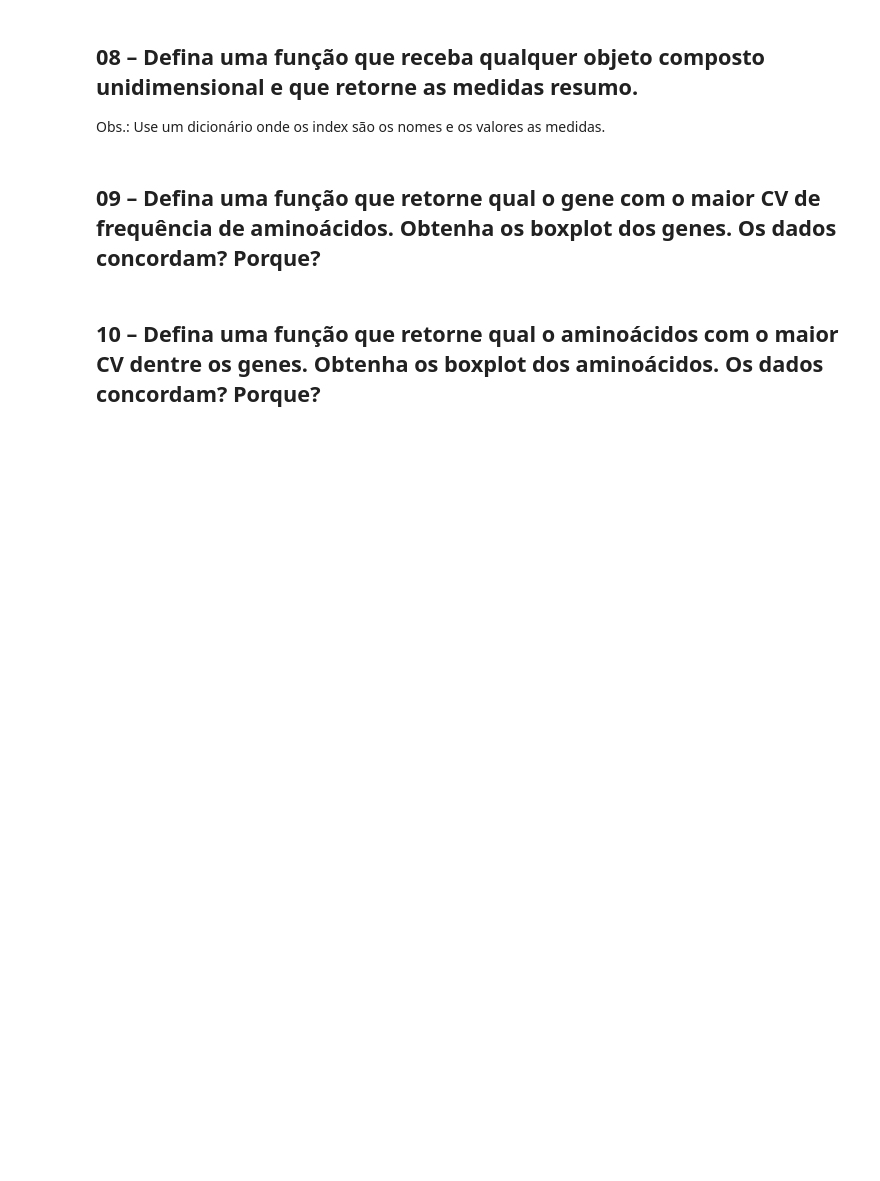
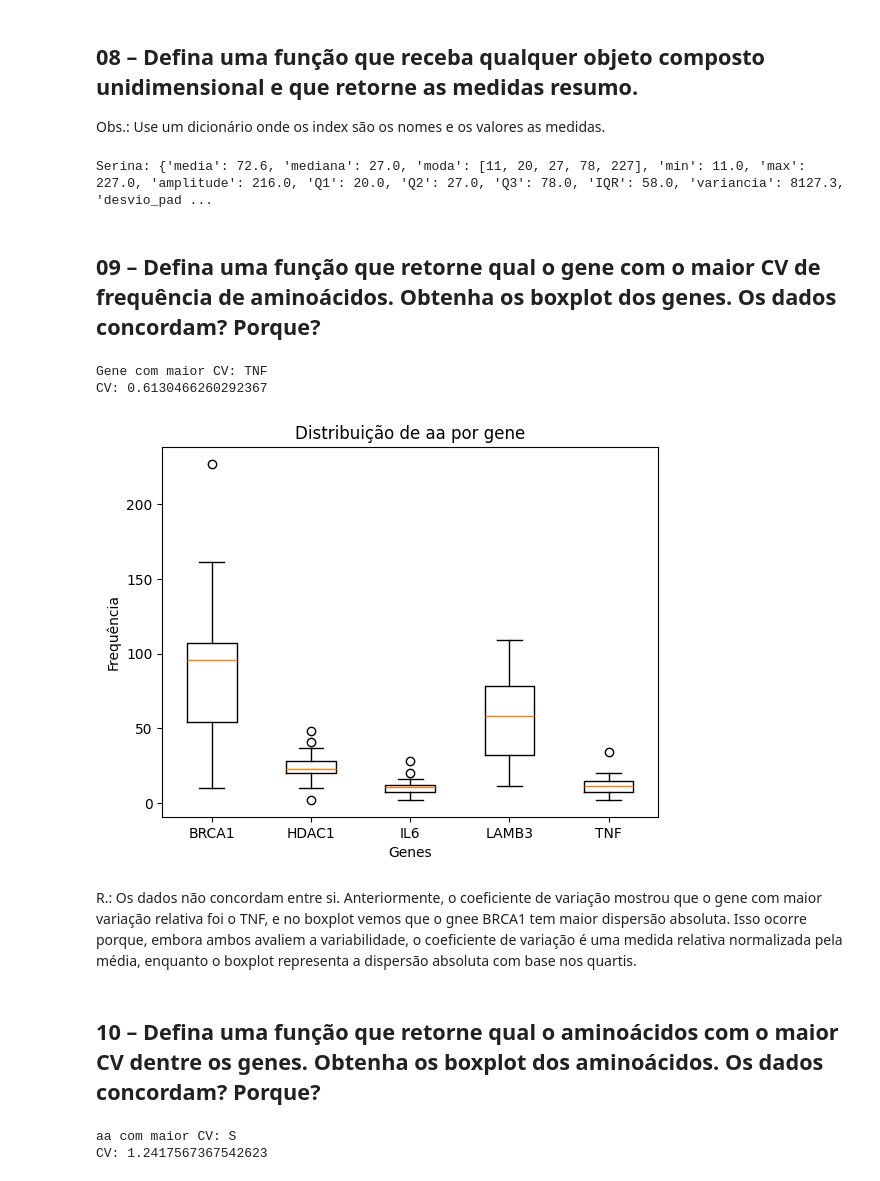
Before and after one commit to njeanegitz/aula-python, a Jupyter notebook: exercicios_malucos/16-Medidas_Resumo_2_2026-04-01.ipynb, the cells around one changed output. Drawn from its saved outputs; the diff is of its cells as text; code cells hidden in the pictures; blank space fills up the shorter version.

```diff
--- a/exercicios_malucos/16-Medidas_Resumo_2_2026-04-01.ipynb
+++ b/exercicios_malucos/16-Medidas_Resumo_2_2026-04-01.ipynb
@@ -75,2 +223,6 @@ Obs.: Use um dicionário onde os index são os nomes e os valores as medidas.
+# %%
+print("Serina:", medidas_resumo(df_final["S"]))
+# %% [output]
+Serina: {'media': 72.6, 'mediana': 27.0, 'moda': [11, 20, 27, 78, 227], 'min': 11.0, 'max': 227.0, 'amplitude': 216.0, 'Q1': 20.0, 'Q2': 27.0, 'Q3': 78.0, 'IQR': 58.0, 'variancia': 8127.3, 'desvio_pad ...
 # %% [markdown]
 ## 09 – Defina uma função que retorne qual o gene com o maior CV de frequência de aminoácidos. Obtenha os boxplot dos genes. Os dados concordam? Porque?
@@ -77,2 +234,22 @@ Obs.: Use um dicionário onde os index são os nomes e os valores as medidas.
+# %%
+gene, valor = gene_maior_cv(df_final)
+
+print("Gene com maior CV:", gene)
+print("CV:", valor)
+# %% [output]
+Gene com maior CV: TNF
+CV: 0.6130466260292367
+# %%
+plt.boxplot(df_final.T, labels=df_final.index)
+
+plt.title("Distribuição de aa por gene")
+plt.xlabel("Genes")
+plt.ylabel("Frequência")
+
+plt.show()
+# %% [output]
+[figure, added]
+# %% [markdown]
+R.: Os dados não concordam entre si. Anteriormente, o coeficiente de variação mostrou que o gene com maior variação relativa foi o TNF, e no boxplot vemos que o gnee BRCA1 tem maior dispersão absoluta. Isso ocorre porque, embora ambos avaliem a variabilidade, o coeficiente de variação é uma medida relativa normalizada pela média, enquanto o boxplot representa a dispersão absoluta com base nos quartis.
 # %% [markdown]
 ## 10 – Defina uma função que retorne qual o aminoácidos com o maior CV dentre os genes. Obtenha os boxplot dos aminoácidos. Os dados concordam? Porque?
@@ -78,0 +261,8 @@ Obs.: Use um dicionário onde os index são os nomes e os valores as medidas.
+# %%
+aa, valor = aa_maior_cv(df_final)
+
+print("aa com maior CV:", aa)
+print("CV:", valor)
+# %% [output]
+aa com maior CV: S
+CV: 1.2417567367542623
```
Also changed, not shown: parts of 22 cells of this notebook.
